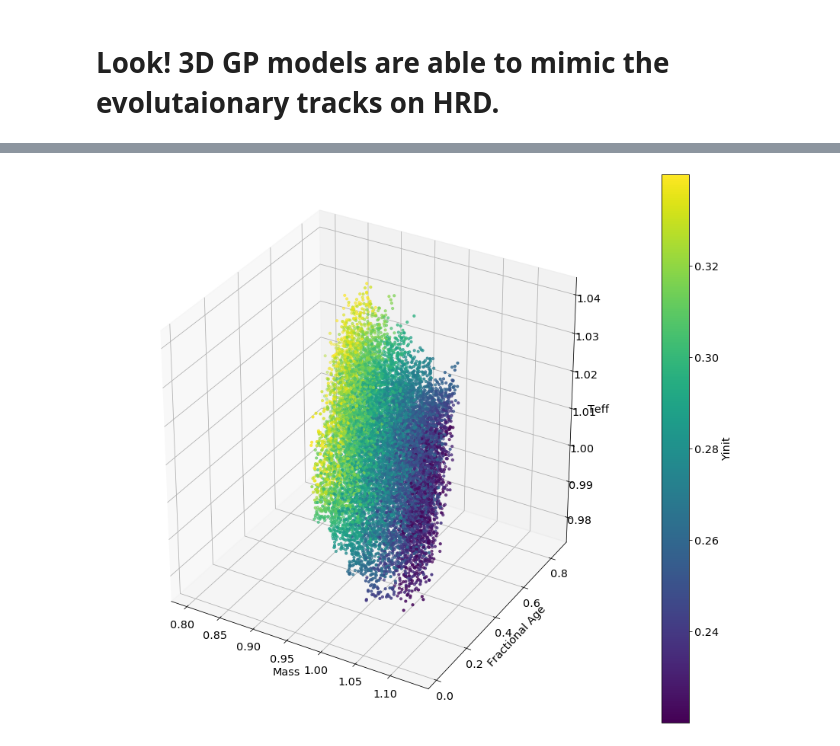
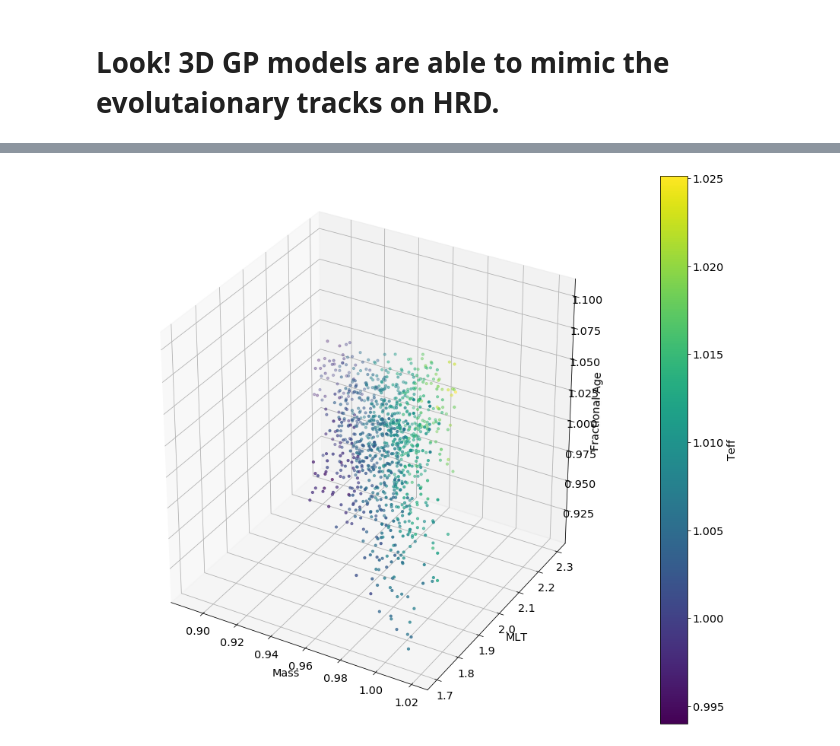
Before and after one commit to litanda/GPflow, a Jupyter notebook: GP_Grid_3D_Tanda-test4_modelling_sun.ipynb, the cells around one changed output, grey strips where cells are left out. Saved outputs shown, nothing was run; the diff lists cells and outputs as text; code cells hidden in the pictures.

```diff
--- a/GP_Grid_3D_Tanda-test4_modelling_sun.ipynb
+++ b/GP_Grid_3D_Tanda-test4_modelling_sun.ipynb
@@ -119,6 +119,8 @@ class global_md_kernel:
         one_track = one_track.loc[one_track['center_h1'] <= 0.997*np.max(one_track['center_h1']) ]
         one_track = one_track[columns]
         one_track['type'] = 'vali'
+        one_track['frac_age'] = one_track['star_age']*0.0
+        one_track['m_age'] = one_track['star_age']*0.0
 
         for i in range(len(columns)):
             #print(columns[i], ranges[i])
@@ -126,13 +128,14 @@ class global_md_kernel:
             temp = one_track[(one_track[columns[i]] >= min(ranges[i])) & (one_track[columns[i]] <= max(ranges[i]))]
             if (temp.shape[0] >= 10):
                 one_track = one_track.loc[temp.index.min(): temp.index.max()]
+                one_track['frac_age'] = one_track['star_age']/np.median(one_track['star_age'])
+                one_track['m_age'] = one_track['star_age']*0.0 + np.median(one_track['star_age'])
             else:
                 one_track = None
                 break
             if (normalization != None):
                 if (normalization[i] > -999):
                     one_track[columns[i]] = one_track[columns[i]]/normalization[i]
-
         return one_track
 
     ##################### Plot section########################################################################################
@@ -241,7 +244,7 @@ columns = ['initial_mass',
            'initial_Yinit',
            'initial_feh',
            'initial_MLT',
-           'frac_age',
+           'star_age',
            'ms_age',
            'effective_T',
            'log_g',
@@ -256,10 +259,10 @@ ranges = [[0.0,1.6],
           [0.0,99.0],
           [-1.0e99, 1.0e99],
           [-1.0e99,1.0e99],
-          [(5777.0 - 50.0), (5777.0 + 50)],
+          [(5777.0 - 10.0), (5777.0 + 10)],
           [4.34,4.54],
           [-0.5, 0.5],
-          [(135.1 - 5), (135.1 + 5.)],
+          [(135.1 - 10), (135.1 + 10)],
           [2600,2900],
           [2800,3000],
           [2900,3100],
@@ -275,6 +278,5 @@ df = gmk.get_data_of_a_grid(condition = 'm*Y*FeH0.0MLT*ov0.0dif1.csv', number =
                            normalization = normalization,
                            validation_frac = 0.3)
 df.to_csv(savedr + 'df.csv')
-df
 # %% [output]
 1007 tracks are found
@@ -576,10 +536,12 @@ plt.savefig(savedr + "gp_level3.png")
 # %%
 # 4-D GP teff = f(mass, age, Yinit, alpha_MLT)
 # %%
-df_l4 = pd.concat([df,df,df,df,df], ignore_index=True)
-df_l4['frac_age'] = df_l4['frac_age']+ 0.0001*(np.random.random(len(df_l4))-0.5)
-df_l4['initial_mass'] = df_l4['initial_mass']+ 0.04*(np.random.random(len(df_l4))-0.5)
-df_l4['initial_MLT'] = df_l4['initial_MLT']+ 0.4*(np.random.random(len(df_l4))-0.5)
-df_l4['initial_Yinit'] = df_l4['initial_Yinit']+ 0.04*(np.random.random(len(df_l4))-0.5)
+df_l4 = pd.concat([df,df,df,df,df,df,df,df], ignore_index=True)
+df_l4['frac_age'] = df_l4['frac_age']+ 0.0*(np.random.random(len(df_l4))-0.5)
+df_l4['initial_mass'] = df_l4['initial_mass']+ 0.02*(np.random.random(len(df_l4))-0.5)
+df_l4['initial_MLT'] = df_l4['initial_MLT']+ 0.2*(np.random.random(len(df_l4))-0.5)
+df_l4['initial_Yinit'] = df_l4['initial_Yinit']+ 0.02*(np.random.random(len(df_l4))-0.5)
 
-df_l4
+df_l4= df_l4[( (df_l4['initial_MLT'] >= 1.7) & (df_l4['initial_MLT'] <=2.3)
+             & (df_l4['initial_Yinit'] >= 0.24) & (df_l4['initial_Yinit'] <= 0.32)
+             )]
@@ -684,19 +604,19 @@ df_l4['effective_T'] = y_new.numpy().reshape(len(y_new),)
 y_new, y_new_var = m4_dnu.predict_f(xx_new)
 df_l4['delta_nu'] = y_new.numpy().reshape(len(y_new),)
 # %%
-idex = (np.abs(df_l4['initial_MLT'] - 1.9) <= 1.0)
+idex = (np.abs(df_l4['initial_Yinit'] - 0.28) <= 0.005)
 ax, colorbar = gmk.plot_3d_data(x = df_l4['initial_mass'][idex],
-                      y = df_l4['frac_age'][idex],
-                      z = df_l4['effective_T'][idex],
-                      c = df_l4['initial_Yinit'][idex])
+                      z = df_l4['frac_age'][idex],
+                      c = df_l4['effective_T'][idex],
+                      y = df_l4['initial_MLT'][idex])
 ax.set_xlabel('Mass')
-ax.set_ylabel('Fractional Age')
-ax.set_zlabel('Teff')
-colorbar.set_label('Yinit')
+ax.set_zlabel('Fractional Age')
+ax.set_ylabel('MLT')
+colorbar.set_label('Teff')
 
 plt.savefig(savedr + "gp_level4.png")
 # %% [output]
-[figure, old version]
+[figure, new version]
 # %%
 idexs = ((df['initial_MLT'] == 1.9) & (df['initial_Yinit'] == 0.28))
 plt.scatter(df['effective_T'][idexs]*5777.0,df['delta_nu'][idexs]*135.1,c = df['initial_mass'][idexs])
```
Also changed, not shown: parts of 18 cells of this notebook, 8 other files.
